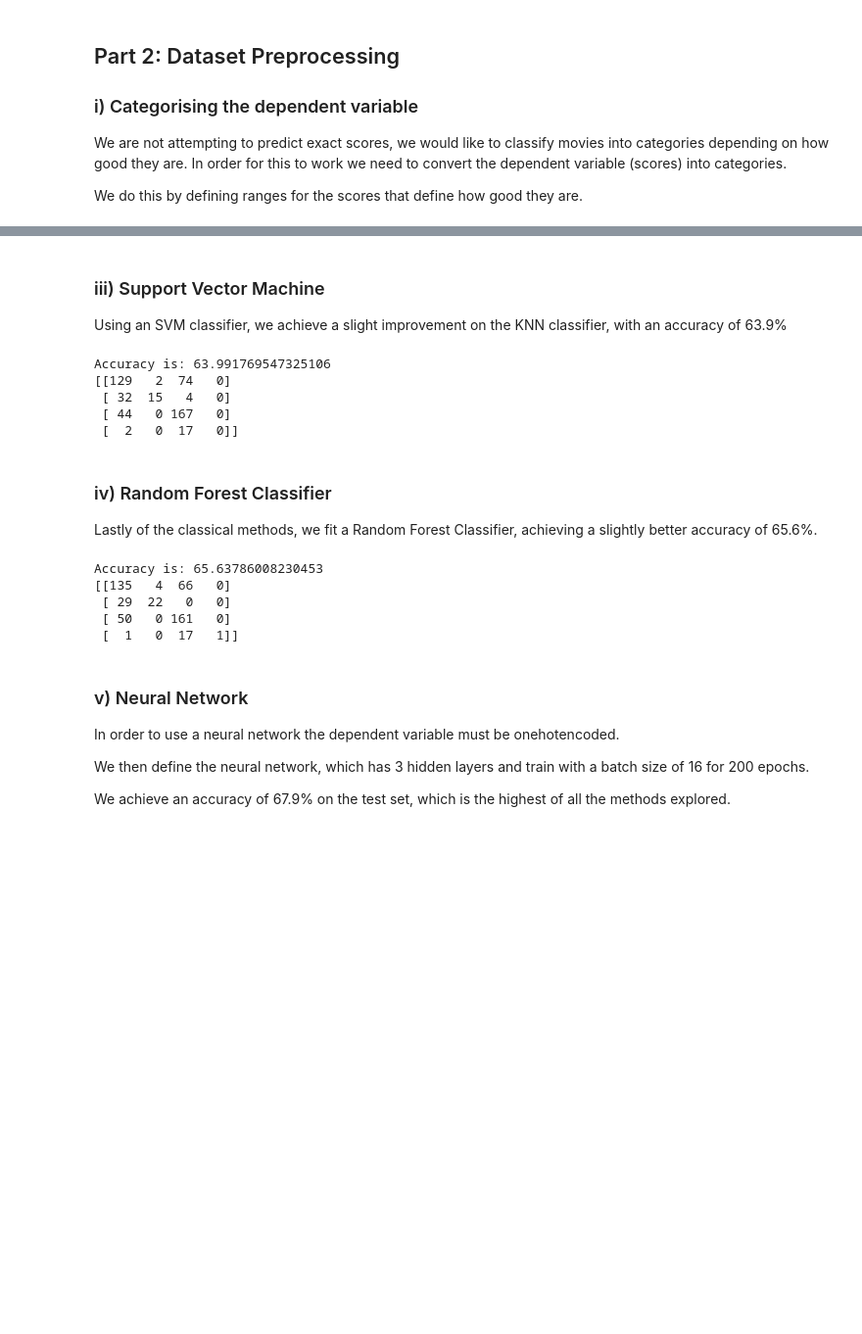
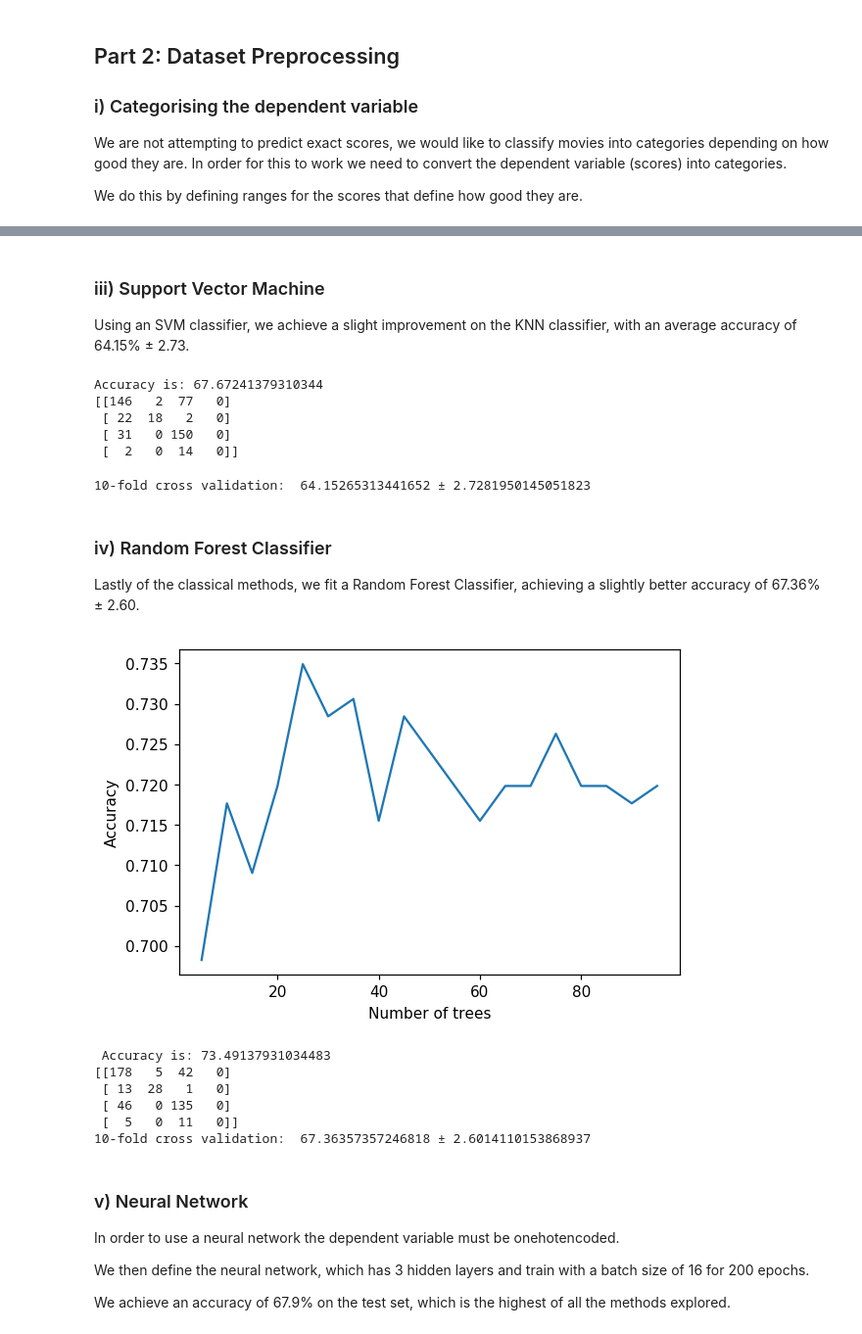
Before and after one commit to ricardomokhtari/Data-Science-Projects, a Jupyter notebook: IMDB-5000/analysis.ipynb, the cells around one changed output, grey strips where cells are left out. Shown at 98% size. Drawn from its saved outputs; the diff is of its cells as text; code cells hidden in the pictures; blank space fills up the shorter version.

Commit message:
adds k-fold

```diff
--- a/IMDB-5000/analysis.ipynb
+++ b/IMDB-5000/analysis.ipynb
@@ -302,7 +357,7 @@ Accuracy is: 58.8477366255144
 # %% [markdown]
 ### iii) Support Vector Machine
 
-Using an SVM classifier, we achieve a slight improvement on the KNN classifier, with an accuracy of 63.9%
+Using an SVM classifier, we achieve a slight improvement on the KNN classifier, with an average accuracy of 64.15% ± 2.73.
 # %%
 # Training the Kernel SVM model on the Training set
 from sklearn.svm import SVC
@@ -317,36 +372,84 @@ print('Accuracy is:', a*100)
 from sklearn.metrics import confusion_matrix, f1_score
 confusion = confusion_matrix(y_test, y_pred)
 print(confusion)
+
+# applying k-fold cross validation
+from sklearn.model_selection import cross_val_score
+accuracies = cross_val_score(estimator=SVM, X=X_train, y=y_train, cv=10)
+# compute the average accuracy and SD across 10 folds
+avg = accuracies.mean() * 100
+std = accuracies.std() * 100
+
+print("10-fold cross validation: ",avg, "±", std)
+
+means.append(avg)
+stds.append(std)
 # %% [output]
-Accuracy is: 63.991769547325106
-[[129   2  74   0]
- [ 32  15   4   0]
- [ 44   0 167   0]
- [  2   0  17   0]]
+Accuracy is: 67.67241379310344
+[[146   2  77   0]
+ [ 22  18   2   0]
+ [ 31   0 150   0]
+ [  2   0  14   0]]
+10-fold cross validation:  64.15265313441652 ± 2.7281950145051823
 # %% [markdown]
 ### iv) Random Forest Classifier
 
-Lastly of the classical methods, we fit a Random Forest Classifier, achieving a slightly better accuracy of 65.6%.
+Lastly of the classical methods, we fit a Random Forest Classifier, achieving a slightly better accuracy of 67.36% ± 2.60.
 # %%
 # Training the Random Forest Classification model on the Training set
 from sklearn.ensemble import RandomForestClassifier
-RFC = RandomForestClassifier(n_estimators = 300, criterion = 'entropy', random_state = 0)
+i = 5
+accs = []
+while(i<100):
+    RFC = RandomForestClassifier(n_estimators = i, criterion = 'entropy', random_state = 0)
+    RFC.fit(X_train, y_train)
+
+    y_pred = RFC.predict(X_test)
+
+    a = accuracy_score(y_pred,y_test)
+    accs.append(a)
+    i+=5
+
+plt.figure(dpi=110)
+plt.plot([i*5 for i in range(1,20)],accs)
+plt.ylabel('Accuracy')
+plt.xlabel('Number of trees')
+plt.show()
+
+import operator
+index, _ = max(enumerate(accs), key=operator.itemgetter(1))
+
+RFC = RandomForestClassifier(n_estimators = index*5 + 5, criterion = 'entropy', random_state = 0)
 RFC.fit(X_train, y_train)
 
 y_pred = RFC.predict(X_test)
 
 a = accuracy_score(y_pred,y_test)
-print('Accuracy is:', a*100)
+print(' Accuracy is:', a*100)
 
 from sklearn.metrics import confusion_matrix
 confusion = confusion_matrix(y_test, y_pred)
 print(confusion)
+
+# applying k-fold cross validation
+from sklearn.model_selection import cross_val_score
+accuracies = cross_val_score(estimator=RFC, X=X_train, y=y_train, cv=10)
+# compute the average accuracy and SD across 10 folds
+avg = accuracies.mean() * 100
+std = accuracies.std() * 100
+
+print("10-fold cross validation: ",avg, "±", std)
+
+means.append(avg)
+stds.append(std)
 # %% [output]
+[figure, added]
-Accuracy is: 65.63786008230453
-[[135   4  66   0]
- [ 29  22   0   0]
- [ 50   0 161   0]
- [  1   0  17   1]]
+ Accuracy is: 73.49137931034483
+[[178   5  42   0]
+ [ 13  28   1   0]
+ [ 46   0 135   0]
+ [  5   0  11   0]]
+10-fold cross validation:  67.36357357246818 ± 2.6014110153868937
 # %% [markdown]
 ### v) Neural Network
 
```
Also changed, not shown: parts of 29 cells of this notebook.
